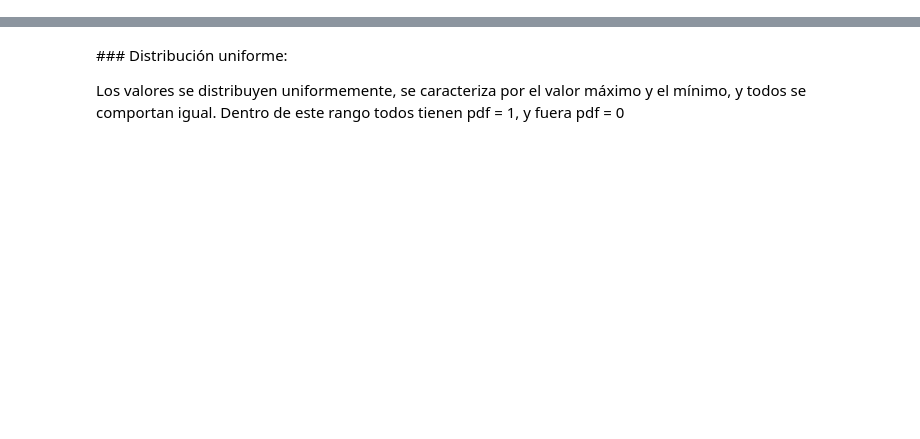
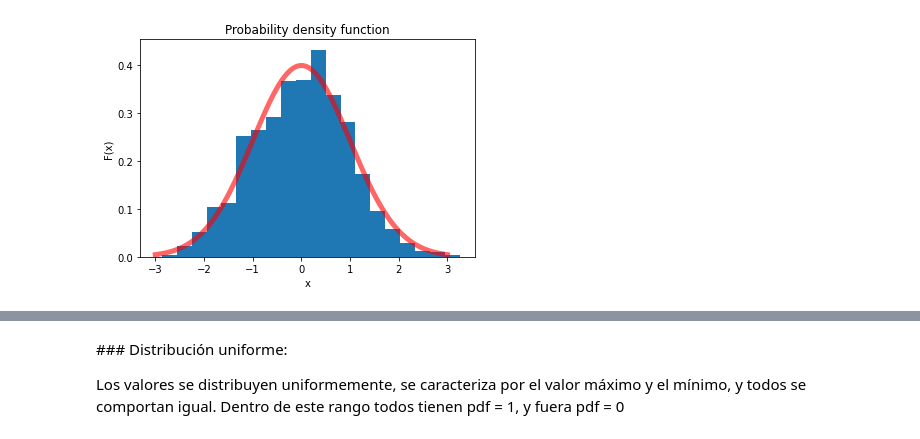
Before and after one commit to biuse/2021Modelization, a Jupyter notebook: Distribuciones.ipynb, the cells around one changed output, grey strips where cells are left out. Cells and saved outputs as stored; diff of their text form; code cells hidden in the pictures; blank space fills up the shorter version.

```diff
--- a/Distribuciones.ipynb
+++ b/Distribuciones.ipynb
@@ -21,0 +48,8 @@ Siempre podemos calcular P(X<x) con los datos pero solo es fiable si tenemos una
+# %%
+pl.hist(np.random.normal(0, 1, 1000), bins = 20, density = True); # histograma con area = 1
+pl.plot(x, norm.pdf(x), 'r-', lw=5, alpha=0.6, label='cdf')
+pl.xlabel('x')
+pl.ylabel('F(x)')
+pl.title('Probability density function');
+# %% [output]
+[figure, added]
```
Also changed, not shown: parts of 17 cells of this notebook.
